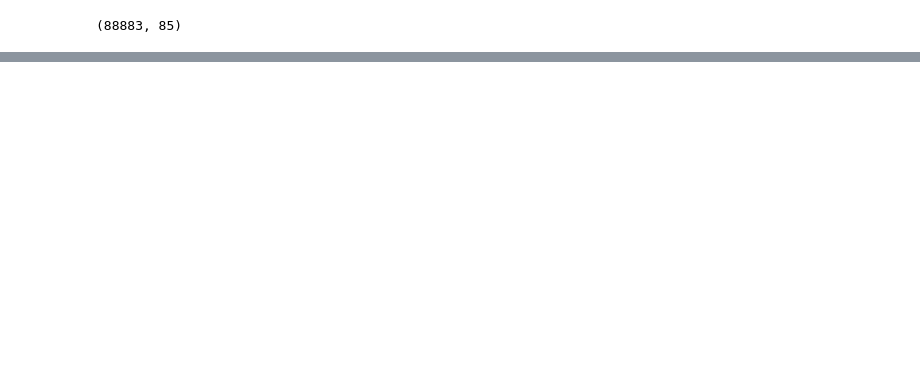
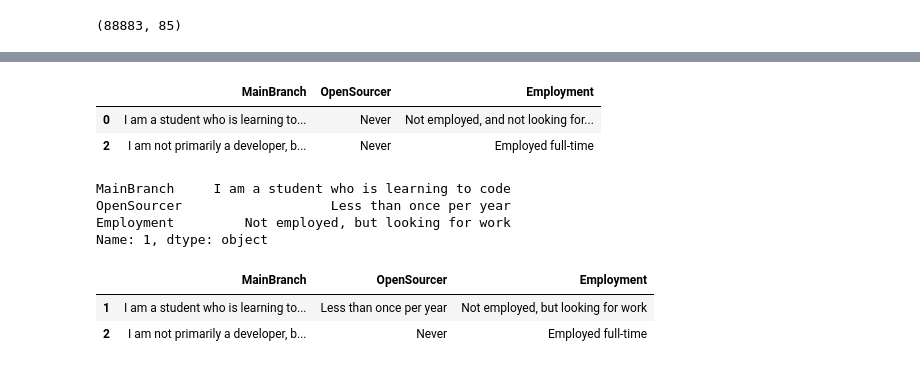
Before and after one commit to mauney/cs-pandas, a Jupyter notebook: Pandas Demo.ipynb, the cells around one changed output, grey strips where cells are left out. Saved outputs shown, nothing was run; the diff lists cells and outputs as text; code cells hidden in the pictures; blank space fills up the shorter version.

Commit message:
Use df.iloc[]

```diff
--- a/Pandas Demo.ipynb
+++ b/Pandas Demo.ipynb
@@ -20,0 +61,19 @@ df.head()
+# %%
+df.iloc[[0, 2], [1, 3, 5]]
+# %% [output]
+|  | MainBranch | OpenSourcer | Employment |
+| 0 | I am a student who is learning to... | Never | Not employed, and not looking for... |
+| 2 | I am not primarily a developer, b... | Never | Employed full-time |
+# %%
+df.loc[1, ['MainBranch', 'OpenSourcer', 'Employment']]
+# %% [output]
+MainBranch     I am a student who is learning to code
+OpenSourcer                   Less than once per year
+Employment         Not employed, but looking for work
+Name: 1, dtype: object
+# %%
+df.loc[[1, 2], ['MainBranch', 'OpenSourcer', 'Employment']]
+# %% [output]
+|  | MainBranch | OpenSourcer | Employment |
+| 1 | I am a student who is learning to... | Less than once per year | Not employed, but looking for work |
+| 2 | I am not primarily a developer, b... | Never | Employed full-time |
```
Also changed, not shown: parts of 2 cells of this notebook.
